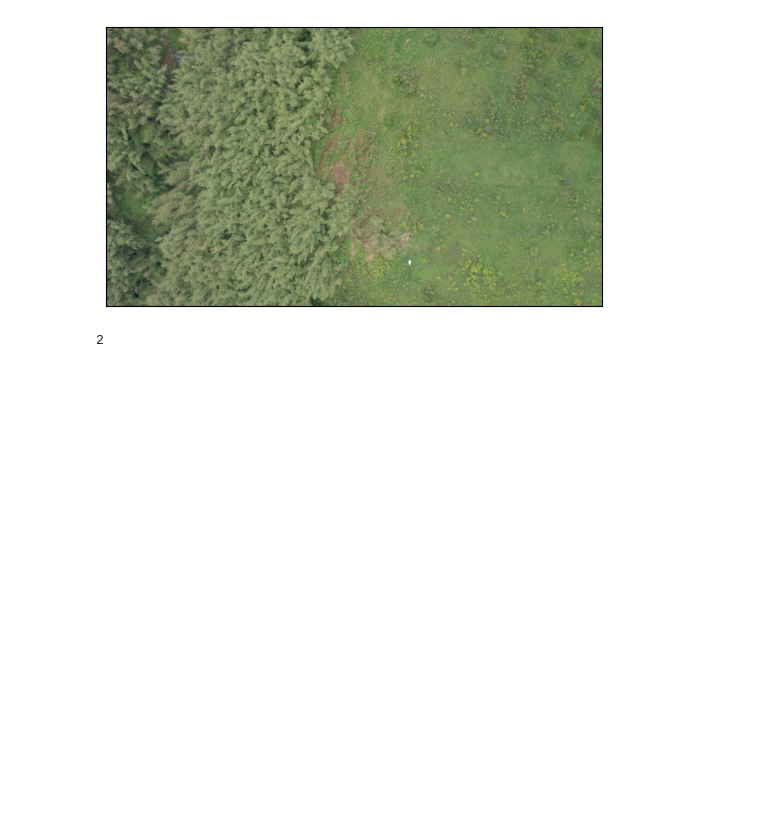
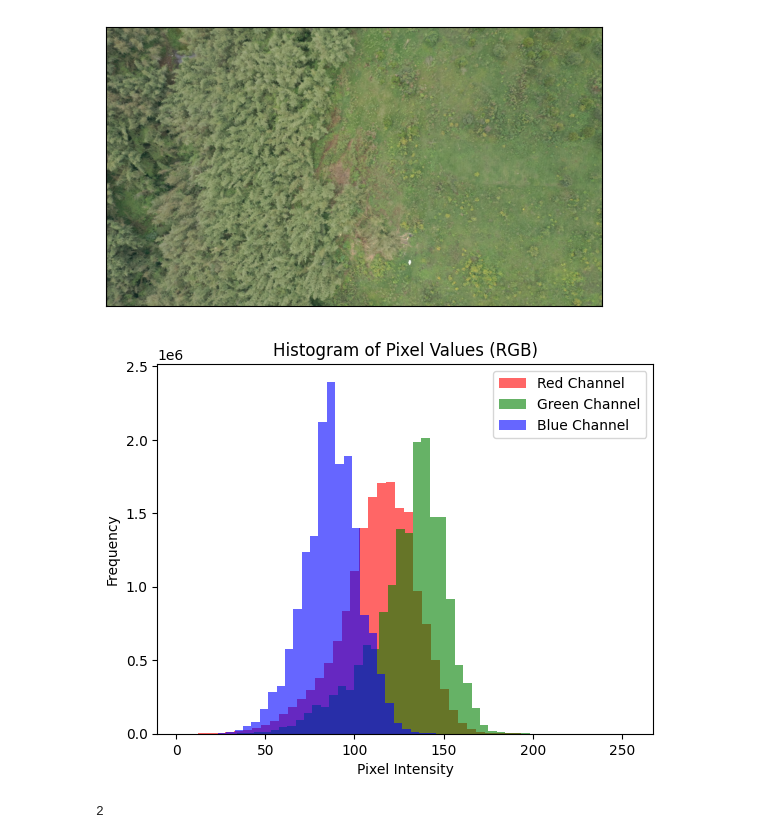
Before and after one commit to Yuri-Njathi/python_intro, a Jupyter notebook: Basics_of_Drone_Images_Simplified.ipynb, the cells around one changed output. Drawn from its saved outputs; the diff is of its cells as text; code cells hidden in the pictures; blank space fills up the shorter version.

```diff
--- a/Basics_of_Drone_Images_Simplified.ipynb
+++ b/Basics_of_Drone_Images_Simplified.ipynb
@@ -28,6 +28,27 @@ plt.imsave('/content/Pixel-Art-0.png',img[:,:,0])
 plt.imsave('/content/Pixel-Art-1.png',img[:,:,1])
 plt.imsave('/content/Pixel-Art-2.png',img[:,:,2])
 #plt.imsave('/content/Pixel-Art-3.png',img[:,:,3])
+# %%
+# Example RGB image data (3D array)
+image_values_rgb = img
+
+# Flatten the arrays for each channel
+red_pixels = image_values_rgb[:, :, 0].flatten()
+green_pixels = image_values_rgb[:, :, 1].flatten()
+blue_pixels = image_values_rgb[:, :, 2].flatten()
+
+# Plotting the histograms for each channel
+plt.hist(red_pixels, bins=50, color='red', alpha=0.6, label='Red Channel')
+plt.hist(green_pixels, bins=50, color='green', alpha=0.6, label='Green Channel')
+plt.hist(blue_pixels, bins=50, color='blue', alpha=0.6, label='Blue Channel')
+
+plt.title("Histogram of Pixel Values (RGB)")
+plt.xlabel("Pixel Intensity")
+plt.ylabel("Frequency")
+plt.legend()
+plt.show()
+# %% [output]
+[figure, added]
 # %%
 img.min()
 # %% [output]
```
